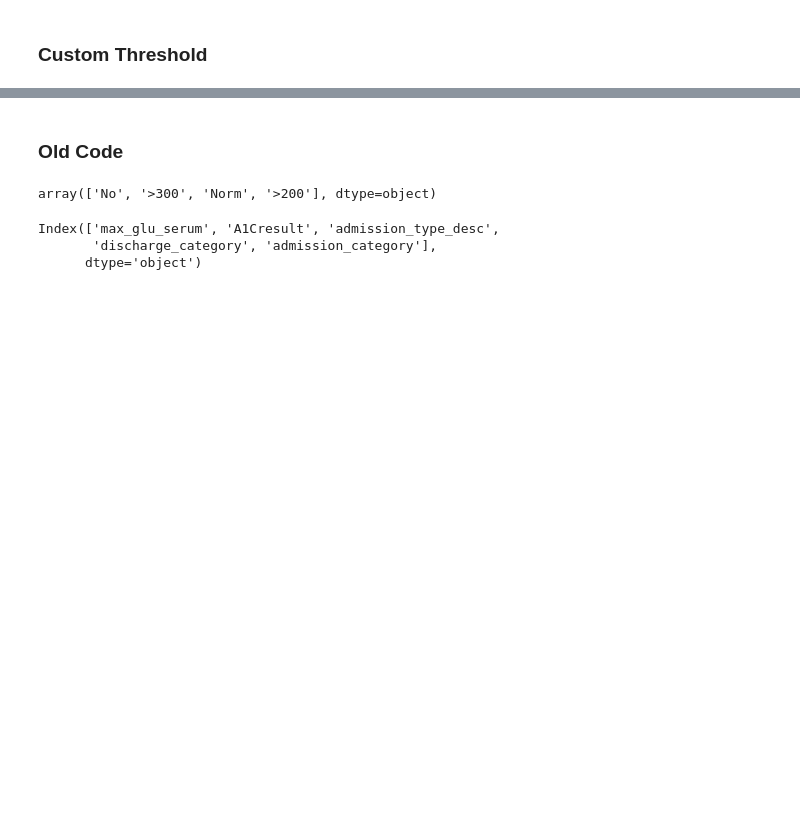
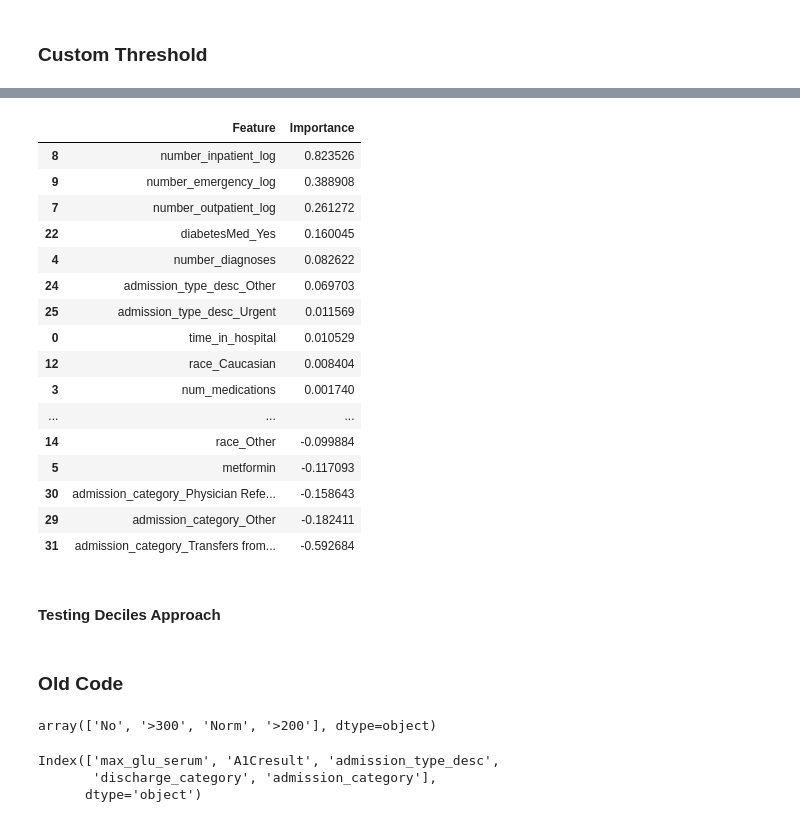
Before and after one commit to rohit180497/Early-readmission-of-patients-in-hospital, a Jupyter notebook: scripts/model_building.ipynb, the cells around one changed output, grey strips where cells are left out. Saved outputs shown, nothing was run; the diff lists cells and outputs as text; code cells hidden in the pictures; blank space fills up the shorter version.

```diff
--- a/scripts/model_building.ipynb
+++ b/scripts/model_building.ipynb
@@ -583,0 +588,28 @@ plt.show()
+# %%
+## Feature importance Logistic
+importances = model.coef_[0]
+feature_names = X.drop(['encounter_id'], axis=1).columns
+feature_importance_df = pd.DataFrame({'Feature': feature_names, 'Importance': importances})
+feature_importance_df.sort_values(by='Importance', ascending=False, inplace=True)
+# %%
+feature_importance_df[feature_importance_df['Importance']!= 0]
+# %% [output]
+|  | Feature | Importance |
+| 8 | number_inpatient_log | 0.823526 |
+| 9 | number_emergency_log | 0.388908 |
+| 7 | number_outpatient_log | 0.261272 |
+| 22 | diabetesMed_Yes | 0.160045 |
+| 4 | number_diagnoses | 0.082622 |
+| 24 | admission_type_desc_Other | 0.069703 |
+| 25 | admission_type_desc_Urgent | 0.011569 |
+| 0 | time_in_hospital | 0.010529 |
+| 12 | race_Caucasian | 0.008404 |
+| 3 | num_medications | 0.001740 |
+| ... | ... | ... |
+| 14 | race_Other | -0.099884 |
+| 5 | metformin | -0.117093 |
+| 30 | admission_category_Physician Refe... | -0.158643 |
+| 29 | admission_category_Other | -0.182411 |
+| 31 | admission_category_Transfers from... | -0.592684 |
+# %% [markdown]
+#### Testing Deciles Approach
```
Also changed, not shown: parts of 9 cells of this notebook, 3 other files.
